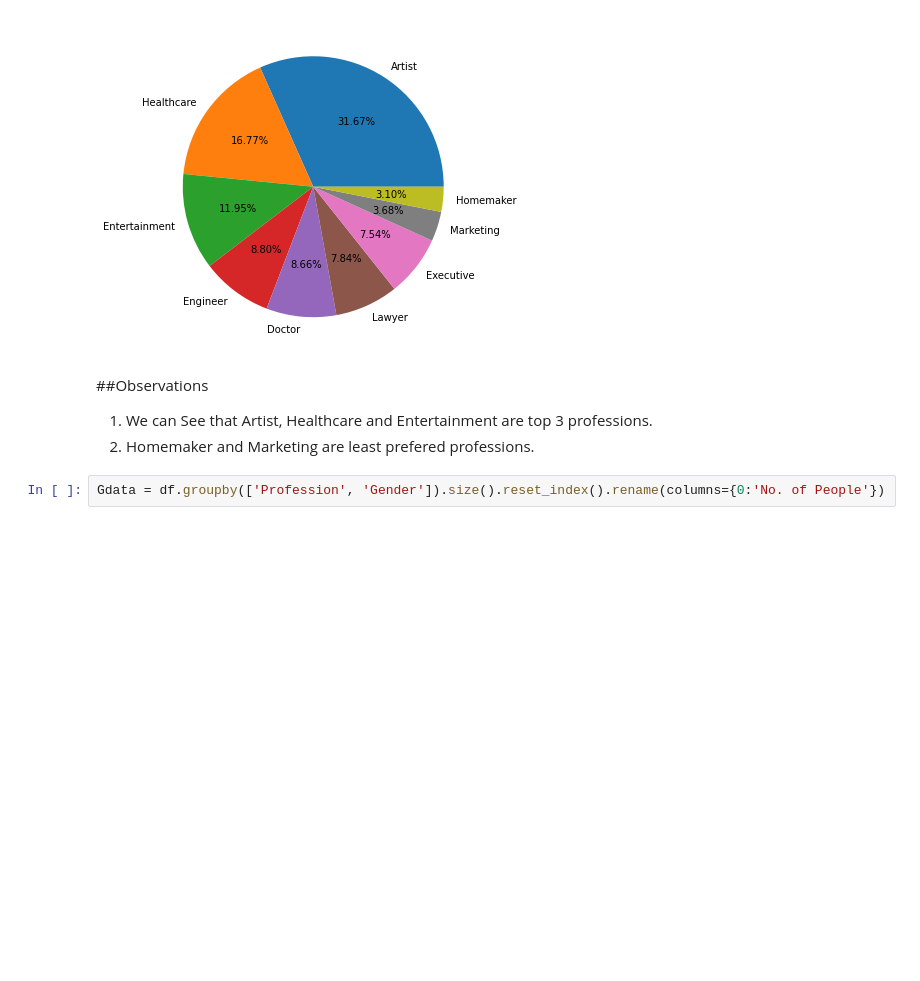
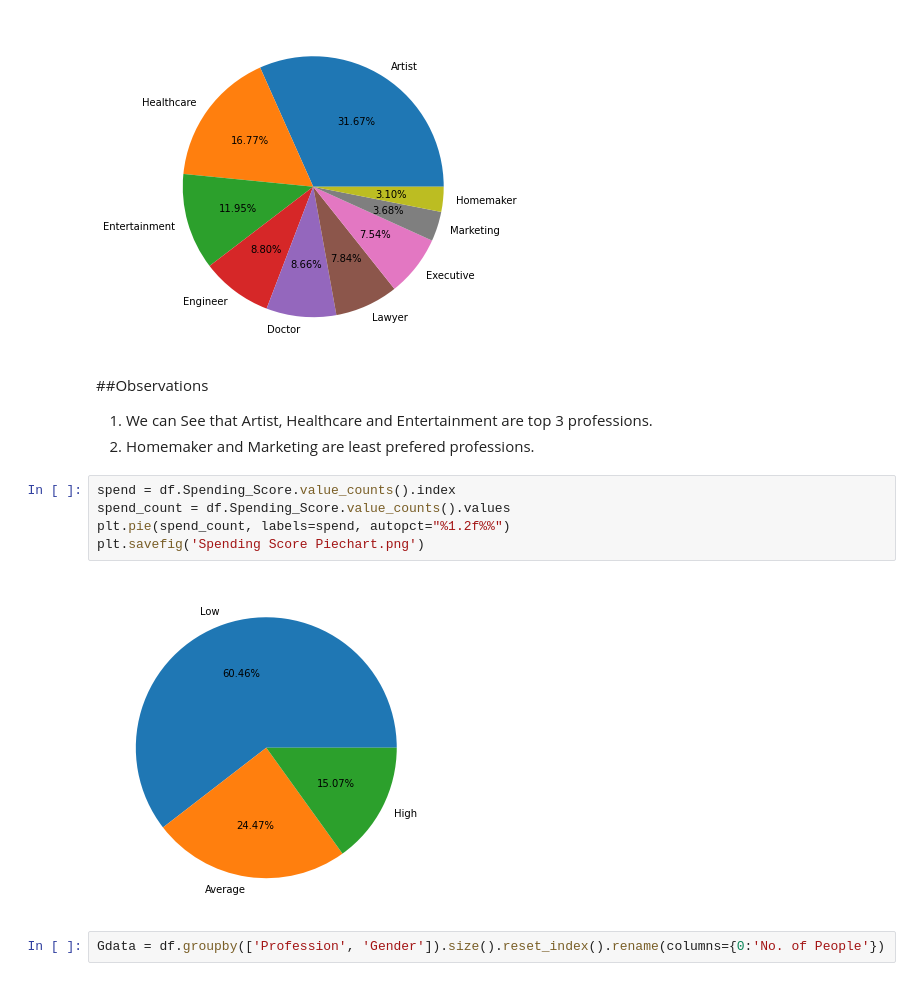
Before and after one commit to Misudhari/Market-Segmentation, a Jupyter notebook: Market_Segmentation_EDA.ipynb, the cells around one changed output. Cells and saved outputs as stored; diff of their text form; blank space fills up the shorter version.

```diff
--- a/Market_Segmentation_EDA.ipynb
+++ b/Market_Segmentation_EDA.ipynb
@@ -183,6 +167,13 @@ plt.pie(Prof_count, labels=Professions, autopct="%1.2f%%")
 ##Observations
 1. We can See that Artist, Healthcare and Entertainment are top 3 professions.
 2. Homemaker and Marketing are least prefered professions.
+# %%
+spend = df.Spending_Score.value_counts().index
+spend_count = df.Spending_Score.value_counts().values
+plt.pie(spend_count, labels=spend, autopct="%1.2f%%")
+plt.savefig('Spending Score Piechart.png')
+# %% [output]
+[figure, added]
 # %%
 Gdata = df.groupby(['Profession', 'Gender']).size().reset_index().rename(columns={0:'No. of People'})
 # %%
```
Also changed, not shown: parts of 11 cells of this notebook.
